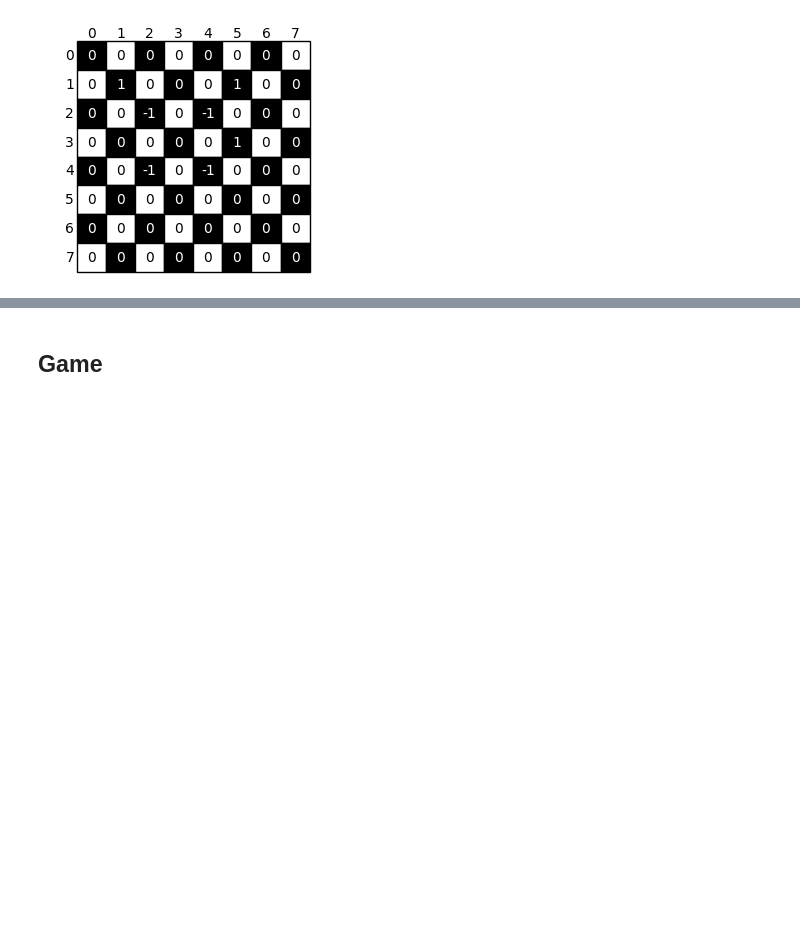
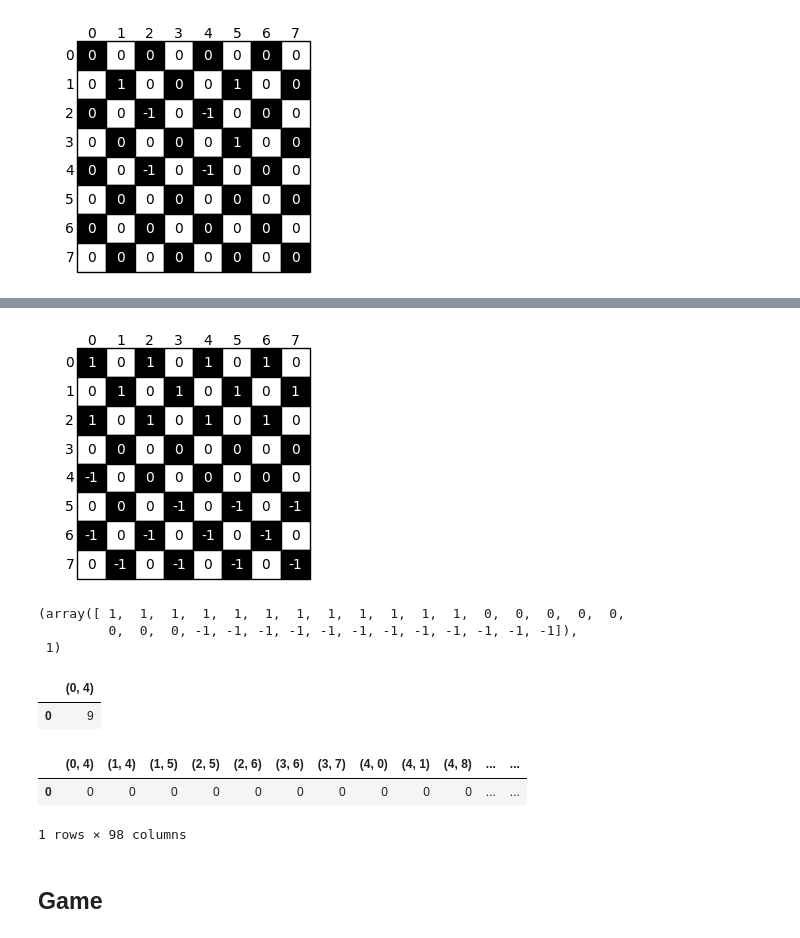
Before and after one commit to federicoschiaffino/Eldo, a Jupyter notebook: Eldo/Q Learning.ipynb, the cells around one changed output, grey strips where cells are left out. Drawn from its saved outputs; the diff is of its cells as text; code cells hidden in the pictures; blank space fills up the shorter version.

```diff
--- a/Eldo/Q Learning.ipynb
+++ b/Eldo/Q Learning.ipynb
@@ -285,0 +441,20 @@ training_Q(board_1, -1, Q_white, Q_black, white_boards, black_boards, white_mult
+# %%
+update_board(board_1, -1, 1, (20,16), [])
+# %% [output]
+[figure, added]
+(array([ 1,  1,  1,  1,  1,  1,  1,  1,  1,  1,  1,  1,  0,  0,  0,  0,  0,
+         0,  0,  0, -1, -1, -1, -1, -1, -1, -1, -1, -1, -1, -1, -1]),
+ 1)
+# %%
+Q_white.loc[[0],[(0,4)]] += 3
+Q_white.loc[[0],[(0,4)]]
+# %% [output]
+|  | (0, 4) |
+| 0 | 9 |
+# %%
+Q_white = pd.DataFrame(data = 0, index=[0], columns=action_space)
+Q_white.head()
+# %% [output]
+|  | (0, 4) | (1, 4) | (1, 5) | (2, 5) | (2, 6) | (3, 6) | (3, 7) | (4, 0) | (4, 1) | (4, 8) | ... | ... |
+| 0 | 0 | 0 | 0 | 0 | 0 | 0 | 0 | 0 | 0 | 0 | ... | ... |
+1 rows × 98 columns
```
Also changed, not shown: parts of 22 cells of this notebook, 2 other files.
